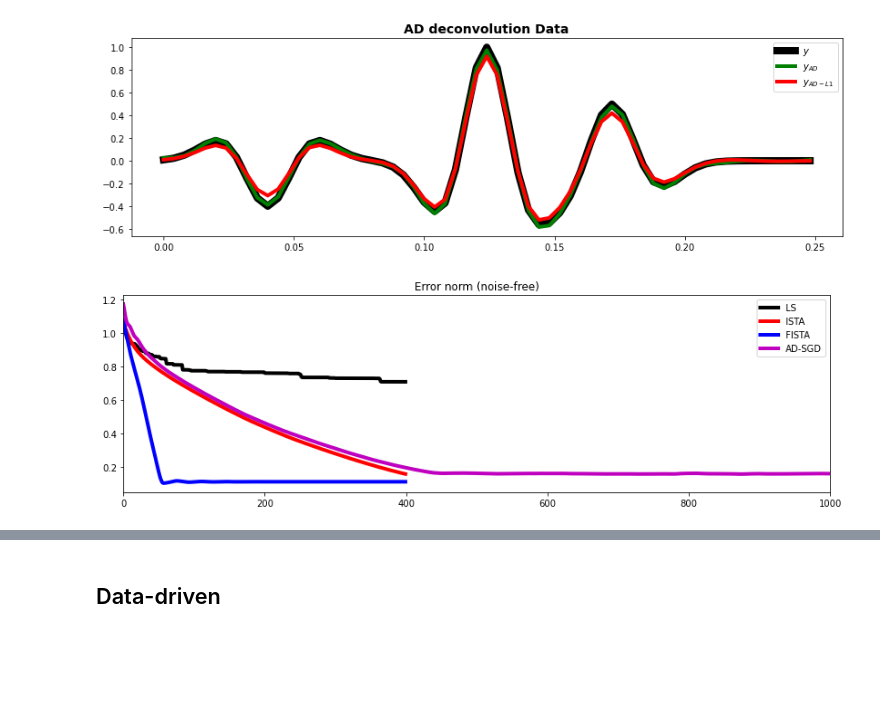
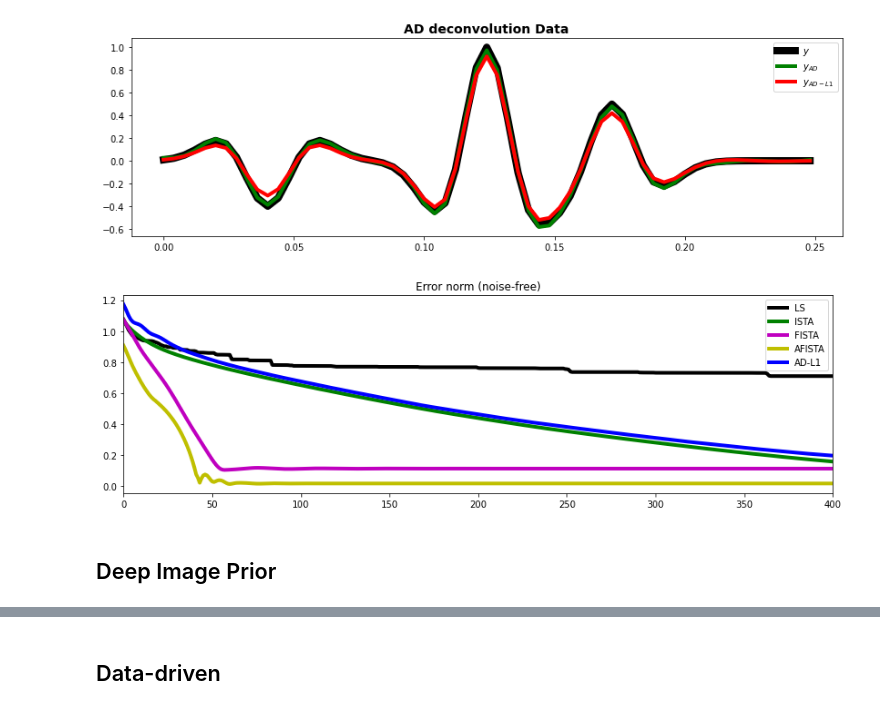
Before and after one commit to PyLops/pylops_transform2022, a Jupyter notebook: Decon.ipynb, the cells around one changed output, grey strips where cells are left out. Saved outputs shown, nothing was run; the diff lists cells and outputs as text; code cells hidden in the pictures; blank space fills up the shorter version.

```diff
--- a/Decon.ipynb
+++ b/Decon.ipynb
@@ -713,11 +717,14 @@ ax.legend();
 # %%
 fig, ax = plt.subplots(1, 1, figsize=(14, 4))
 plt.plot(errls, 'k', lw=4, label='LS')
-plt.plot(errista, 'r', lw=4, label='ISTA')
-plt.plot(errfista, 'b', lw=4, label='FISTA')
-plt.plot(errad1, 'm', lw=4, label='AD-SGD')
+plt.plot(errista, 'g', lw=4, label='ISTA')
+plt.plot(errfista, 'm', lw=4, label='FISTA')
+plt.plot(errafista, 'y', lw=4, label='AFISTA')
+plt.plot(errad1, 'b', lw=4, label='AD-L1')
 ax.set_title('Error norm (noise-free)')
-ax.set_xlim(0, 1000)
+ax.set_xlim(0, 400)
 ax.legend();
 # %% [output]
-[figure, old version]
+[figure, new version]
+# %% [markdown]
+## Deep Image Prior
```
Also changed, not shown: parts of 10 cells of this notebook, 2 other files.
